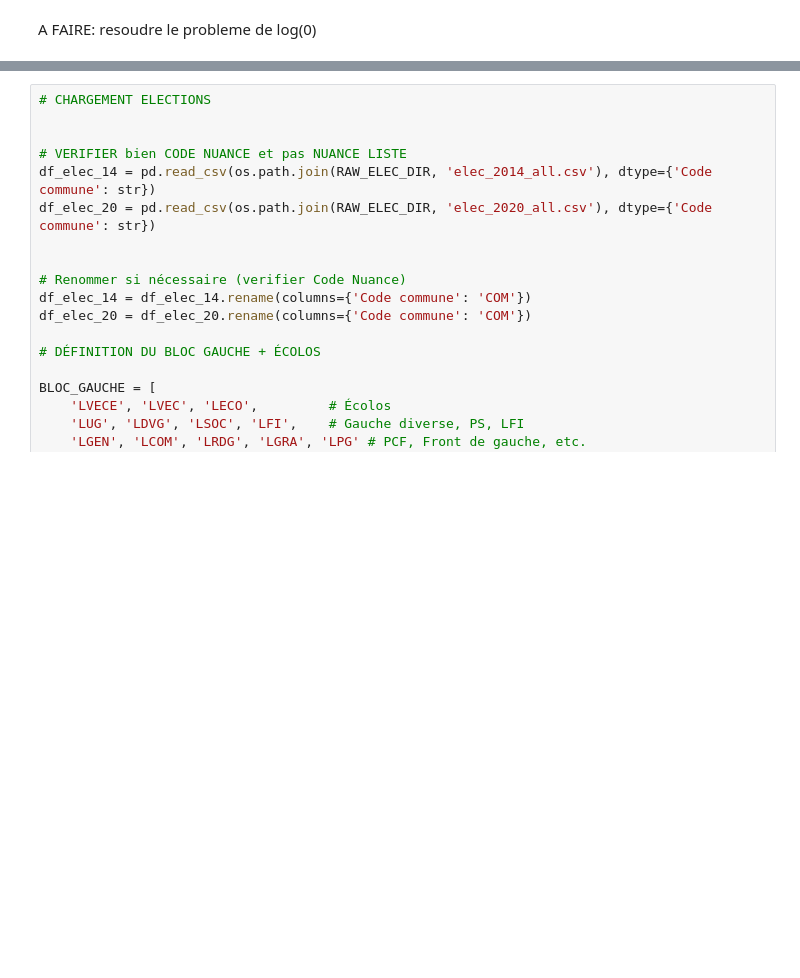
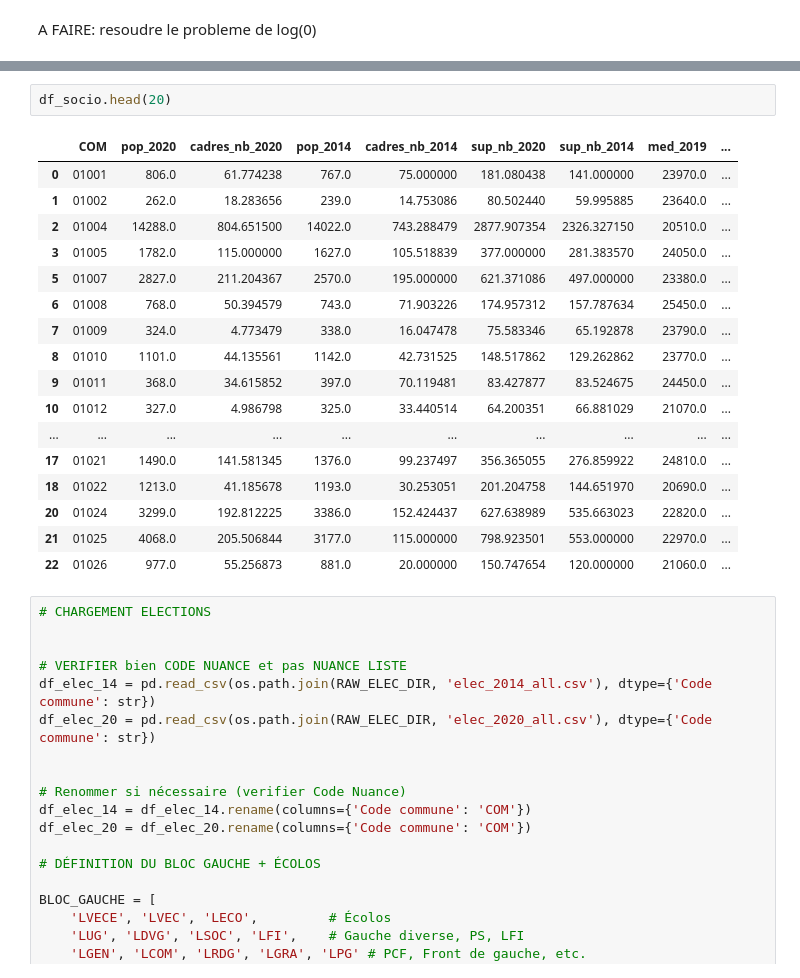
Before and after one commit to romainratajczyk/ENSAE-S1-Python-Project, a Jupyter notebook: notebooks/data_preparation.ipynb, the cells around one changed output, grey strips where cells are left out. Saved outputs shown, nothing was run; the diff lists cells and outputs as text; blank space fills up the shorter version.

```diff
--- a/notebooks/data_preparation.ipynb
+++ b/notebooks/data_preparation.ipynb
@@ -179,3 +185,23 @@ A FAIRE: resoudre le probleme de log(0)
+# %%
+df_socio.head(20)
+# %% [output]
+|  | COM | pop_2020 | cadres_nb_2020 | pop_2014 | cadres_nb_2014 | sup_nb_2020 | sup_nb_2014 | med_2019 | ... |
+| 0 | 01001 | 806.0 | 61.774238 | 767.0 | 75.000000 | 181.080438 | 141.000000 | 23970.0 | ... |
+| 1 | 01002 | 262.0 | 18.283656 | 239.0 | 14.753086 | 80.502440 | 59.995885 | 23640.0 | ... |
+| 2 | 01004 | 14288.0 | 804.651500 | 14022.0 | 743.288479 | 2877.907354 | 2326.327150 | 20510.0 | ... |
+| 3 | 01005 | 1782.0 | 115.000000 | 1627.0 | 105.518839 | 377.000000 | 281.383570 | 24050.0 | ... |
+| 5 | 01007 | 2827.0 | 211.204367 | 2570.0 | 195.000000 | 621.371086 | 497.000000 | 23380.0 | ... |
+| 6 | 01008 | 768.0 | 50.394579 | 743.0 | 71.903226 | 174.957312 | 157.787634 | 25450.0 | ... |
+| 7 | 01009 | 324.0 | 4.773479 | 338.0 | 16.047478 | 75.583346 | 65.192878 | 23790.0 | ... |
+| 8 | 01010 | 1101.0 | 44.135561 | 1142.0 | 42.731525 | 148.517862 | 129.262862 | 23770.0 | ... |
+| 9 | 01011 | 368.0 | 34.615852 | 397.0 | 70.119481 | 83.427877 | 83.524675 | 24450.0 | ... |
+| 10 | 01012 | 327.0 | 4.986798 | 325.0 | 33.440514 | 64.200351 | 66.881029 | 21070.0 | ... |
+| ... | ... | ... | ... | ... | ... | ... | ... | ... | ... |
+| 17 | 01021 | 1490.0 | 141.581345 | 1376.0 | 99.237497 | 356.365055 | 276.859922 | 24810.0 | ... |
+| 18 | 01022 | 1213.0 | 41.185678 | 1193.0 | 30.253051 | 201.204758 | 144.651970 | 20690.0 | ... |
+| 20 | 01024 | 3299.0 | 192.812225 | 3386.0 | 152.424437 | 627.638989 | 535.663023 | 22820.0 | ... |
+| 21 | 01025 | 4068.0 | 205.506844 | 3177.0 | 115.000000 | 798.923501 | 553.000000 | 22970.0 | ... |
+| 22 | 01026 | 977.0 | 55.256873 | 881.0 | 20.000000 | 150.747654 | 120.000000 | 21060.0 | ... |
 # %%
 # CHARGEMENT ELECTIONS
 
```
Also changed, not shown: parts of 10 cells of this notebook, 2 other files.
